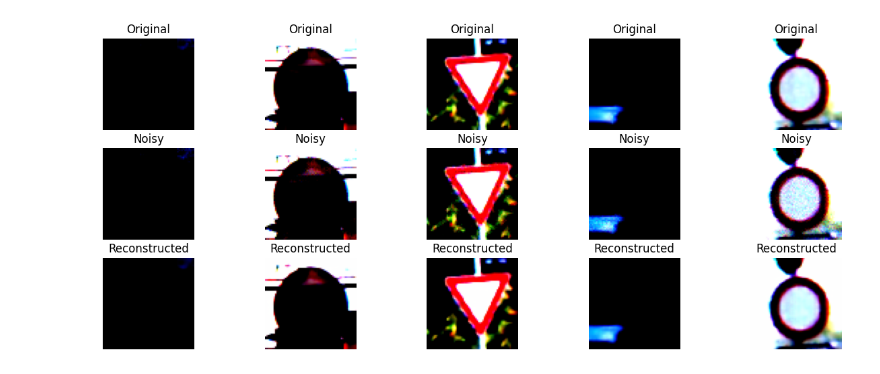
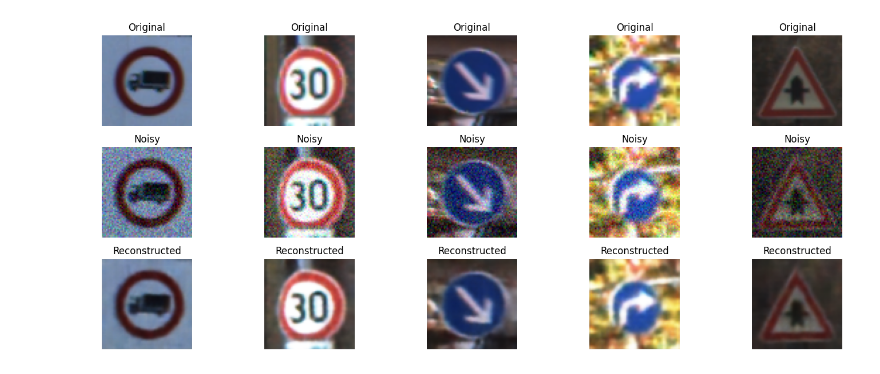
Before and after one commit to Abdullahali77/Autonomous-Vehicle-Perception-Module, a Jupyter notebook: phase2.ipynb, the cells around one changed output. Cells and saved outputs as stored; diff of their text form; code cells hidden in the pictures.

```diff
--- a/phase2.ipynb
+++ b/phase2.ipynb
@@ -319,7 +678,6 @@ class DenoisingAutoencoder(nn.Module):
         return x
 # %%
 denoise_model = DenoisingAutoencoder().to(device)
-
-criterion = nn.L1Loss()
-optimizer = optim.Adam(denoise_model.parameters(), lr=LR)
+criterion_ae = nn.L1Loss()
+optimizer_ae = optim.Adam(denoise_model.parameters(), lr=LR_AE)
 # %%
@@ -364,4 +754,15 @@ def train(model, train_loader, val_loader):
 # %%
-print("Training started...")
-train(denoise_model, train_loader, val_loader)
+print("Training AutoEncoder...")
+denoise_model = train_autoencoder(
+    model=denoise_model,
+    train_loader=ae_train_loader,
+    val_loader=ae_val_loader,
+    num_epochs=NUM_EPOCHS_AE,
+    noise_factor=NOISE_FACTOR,
+    device=device,
+)
+
+mae_test, mse_test = evaluate_autoencoder(denoise_model, ae_test_loader, NOISE_FACTOR, device)
+print(f"\nAutoEncoder Test MAE: {mae_test:.4f}")
+print(f"AutoEncoder Test MSE: {mse_test:.4f}")
 # %% [output]
@@ -370,11 +788,12 @@ KeyboardInterrupt:
 # %%
+# Visualize AutoEncoder reconstruction on test set
 denoise_model.eval()
 
-images, _ = next(iter(val_loader))
+images, _ = next(iter(ae_test_loader))
 images = images.to(device)
 
 noisy = images + NOISE_FACTOR * torch.randn_like(images)
-noisy = torch.clamp(noisy, 0., 1.)
+noisy = torch.clamp(noisy, 0.0, 1.0)
 
 with torch.no_grad():
     reconstructed = denoise_model(noisy)
@@ -383,20 +802,21 @@ num_samples = 5
 plt.figure(figsize=(15, 6))
 
 for i in range(num_samples):
-
-    plt.subplot(3, num_samples, i+1)
-    plt.imshow(images[i].cpu().permute(1,2,0))
+    plt.subplot(3, num_samples, i + 1)
+    plt.imshow(images[i].cpu().permute(1, 2, 0))
     plt.title("Original")
     plt.axis("off")
 
-    plt.subplot(3, num_samples, i+1+num_samples)
-    plt.imshow(noisy[i].cpu().permute(1,2,0))
+    plt.subplot(3, num_samples, i + 1 + num_samples)
+    plt.imshow(noisy[i].cpu().permute(1, 2, 0))
     plt.title("Noisy")
     plt.axis("off")
 
-    plt.subplot(3, num_samples, i+1+2*num_samples)
-    plt.imshow(reconstructed[i].cpu().permute(1,2,0))
+    plt.subplot(3, num_samples, i + 1 + 2 * num_samples)
+    plt.imshow(reconstructed[i].cpu().permute(1, 2, 0))
     plt.title("Reconstructed")
     plt.axis("off")
+
+plt.tight_layout()
 plt.show()
 # %% [output]
@@ -408 +823 @@ WARNING:matplotlib.image:Clipping input data to the valid range for imshow with
-[figure, old version]
+[figure, new version]
```
Also changed, not shown: parts of 18 cells of this notebook, 7 other files.
